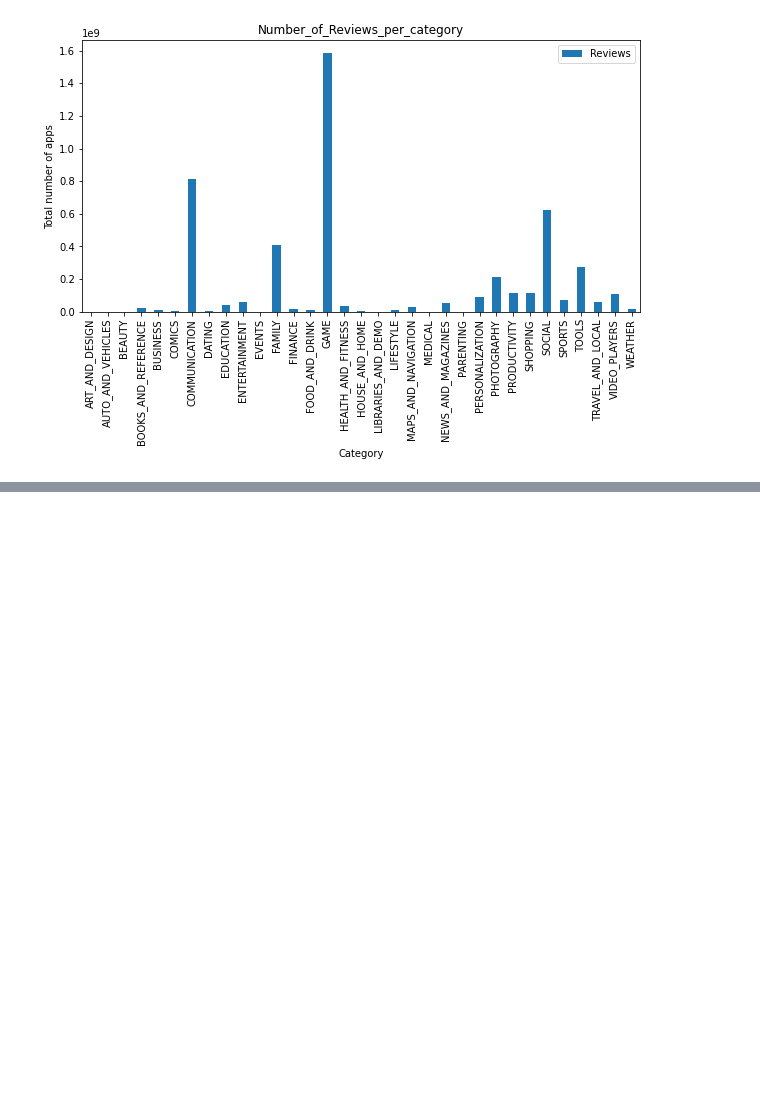
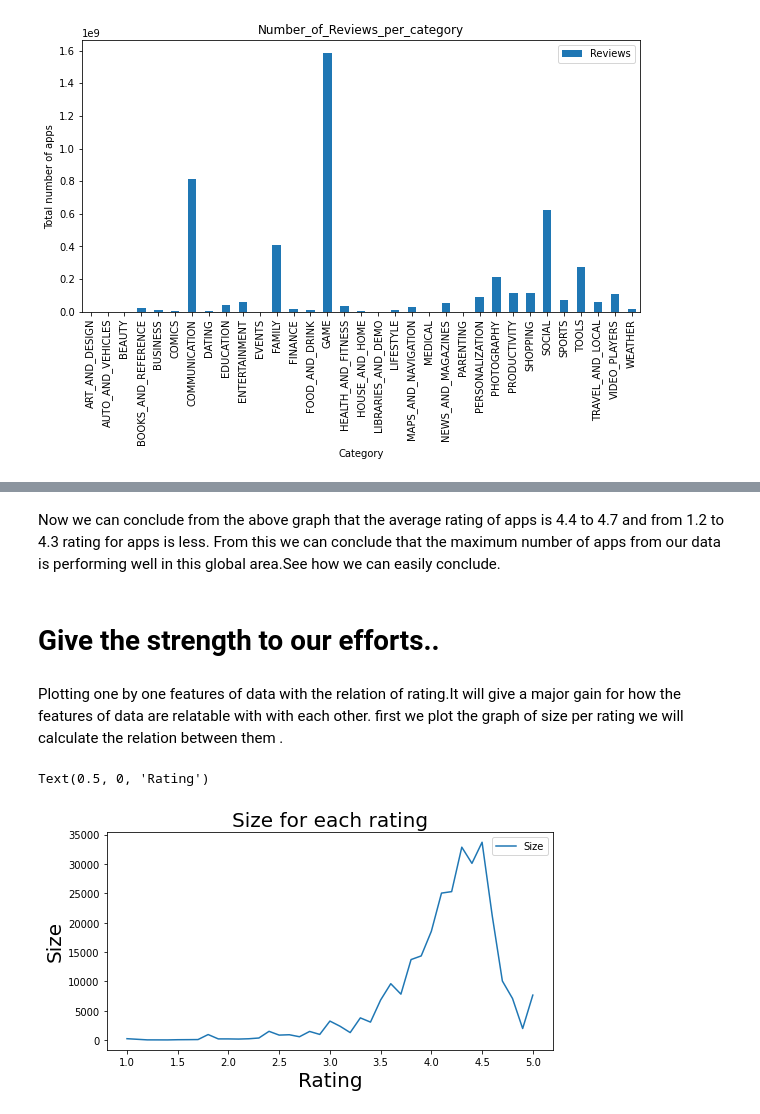
Before and after one commit to Rushabhtikale92/Play-store-app-review-analysis, a Jupyter notebook: Play_Store_App_Review_Analysis_Capstone_Project_by_Rushabh_Tikale.ipynb, the cells around one changed output, grey strips where cells are left out. Saved outputs shown, nothing was run; the diff lists cells and outputs as text; code cells hidden in the pictures; blank space fills up the shorter version.

```diff
--- a/Play_Store_App_Review_Analysis_Capstone_Project_by_Rushabh_Tikale.ipynb
+++ b/Play_Store_App_Review_Analysis_Capstone_Project_by_Rushabh_Tikale.ipynb
@@ -275,0 +307,18 @@ Text(0.5, 0, 'Category')
+# %% [markdown]
+Now we can conclude from the above graph that the average rating of apps is 4.4 to 4.7  and from 1.2 to 4.3 rating for apps is less. From this we can conclude that the maximum number of apps from our data is performing well in this global area.See how we can easily conclude.
+# %% [markdown]
+# Give the strength to our efforts..
+# %% [markdown]
+Plotting one by one features of data with the relation of rating.It will give a major gain for how the features of data are relatable with with each other. first we plot the graph of size per rating we will calculate the relation between them .
+# %%
+# Plot the graph for size/Rating:
+rating = data.groupby('Rating')
+size_per_rating = rating[['Size']].sum()
+plt.rcParams['figure.figsize'] = (8,4)
+size_per_rating.plot(kind='line')
+plt.title('Size for each rating',fontsize=20)
+plt.ylabel('Size',fontsize=20)
+plt.xlabel('Rating',fontsize=20)
+# %% [output]
+Text(0.5, 0, 'Rating')
+[figure, added]
```
Also changed, not shown: parts of 17 cells of this notebook.
